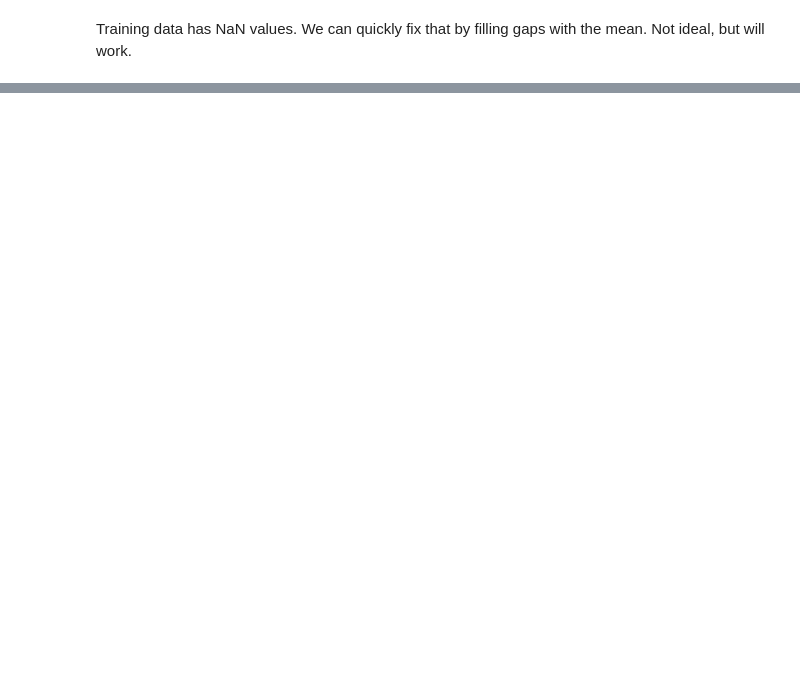
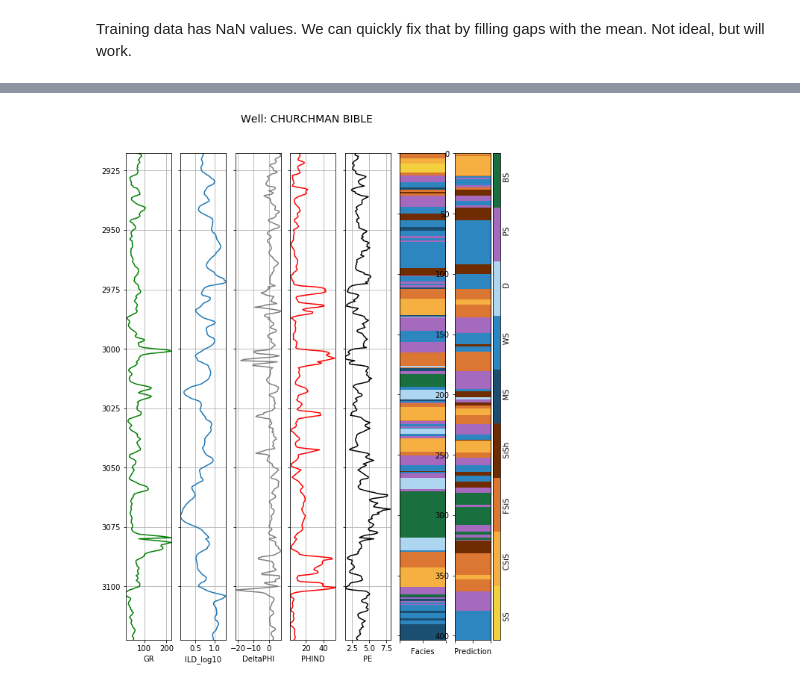
Before and after one commit to tasansal/logfacies, a Jupyter notebook: logfacies.ipynb, the cells around one changed output, grey strips where cells are left out. Saved outputs shown, nothing was run; the diff lists cells and outputs as text; code cells hidden in the pictures; blank space fills up the shorter version.

```diff
--- a/logfacies.ipynb
+++ b/logfacies.ipynb
@@ -251,0 +312,34 @@ f1_score(y_test, predicted_labels, average='micro')
+# %%
+blind_labels_and_features = blind_well_orig.drop(['Formation','FaciesLabels'], axis=1)
+
+# Drop duplicates
+blind_single_well = blind_labels_and_features.drop_duplicates()
+
+# Take all derivatives along rows
+d_blind_single_well = blind_single_well.diff(axis=0)
+
+# Divide all columns by the derivative along depth
+grad_blind_single_well = d_blind_single_well.drop(['Depth'], axis=1).div(d_blind_single_well['Depth'], axis=0)
+
+# New labels for grad columns
+grad_blind_single_well.columns = ['d_' + col for col in grad_blind_single_well.columns]
+
+# Join all features and drop last sample because NaN, and also drop irrelevant features
+blind_single_well = concat([blind_single_well, grad_blind_single_well.shift(-1)], axis=1)
+# blind_single_well = blind_single_well.drop(['d_GR', 'd_DeltaPHI', 'd_PHIND', 'd_PE', 'd_NM_M', 'd_RELPOS'], axis=1)
+blind_aug_feature_vectors = blind_single_well.dropna().drop(['Depth', 'd_Facies', 'd_RELPOS'], axis=1)
+
+# Finally merge all wells in 1 dataframe and split features from labels
+correct_blind_facies_labels = blind_aug_feature_vectors['Facies'].values
+blind_aug_feature_vectors = blind_aug_feature_vectors.drop(['Facies'], axis=1)
+blind_aug_feature_vectors.describe()
+
+X_blind = scaler.transform(blind_aug_feature_vectors)
+predicted_blind_labels = clf.predict(X_blind)
+
+conf = confusion_matrix(correct_blind_facies_labels, predicted_blind_labels)
+display_cm(conf, FACIES_LABELS.values(), hide_zeros=True, display_metrics=True)
+print('** Facies classification accuracy (f1) = %f\n' % accuracy(conf))
+
+display_adj_cm(conf, FACIES_LABELS.values(), adjacent_facies, hide_zeros=True, display_metrics=True)
+print('** Facies classification accuracy (f1) = %f\n' % accuracy_adjacent(conf, adjacent_facies))
@@ -251,0 +364,7 @@ f1_score(y_test, predicted_labels, average='micro')
+# %%
+blind_well = blind_well_orig * 1
+blind_well['Prediction'] = medfilt(insert(predicted_blind_labels, 0, 0), kernel_size=3)
+blind_well['Well Name'] = blind_well_orig.index
+compare_facies_plot(blind_well, 'Prediction', FACIES_COLORS)
+# %% [output]
+[figure, added]
```
Also changed, not shown: parts of 13 cells of this notebook, 2 other files.
